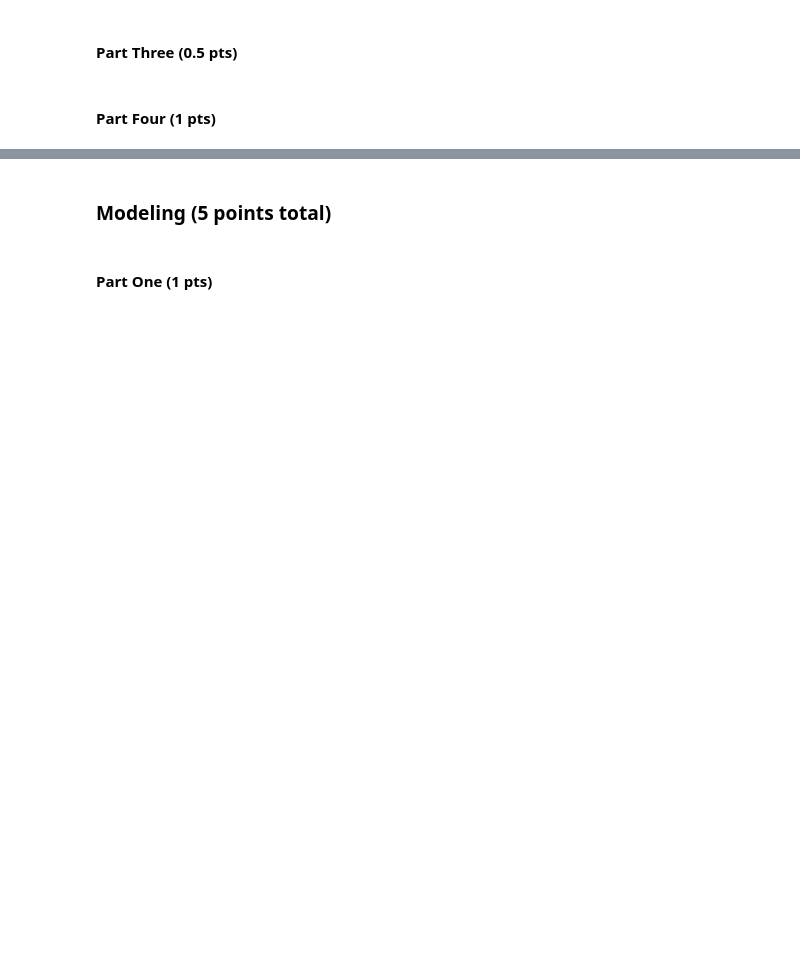
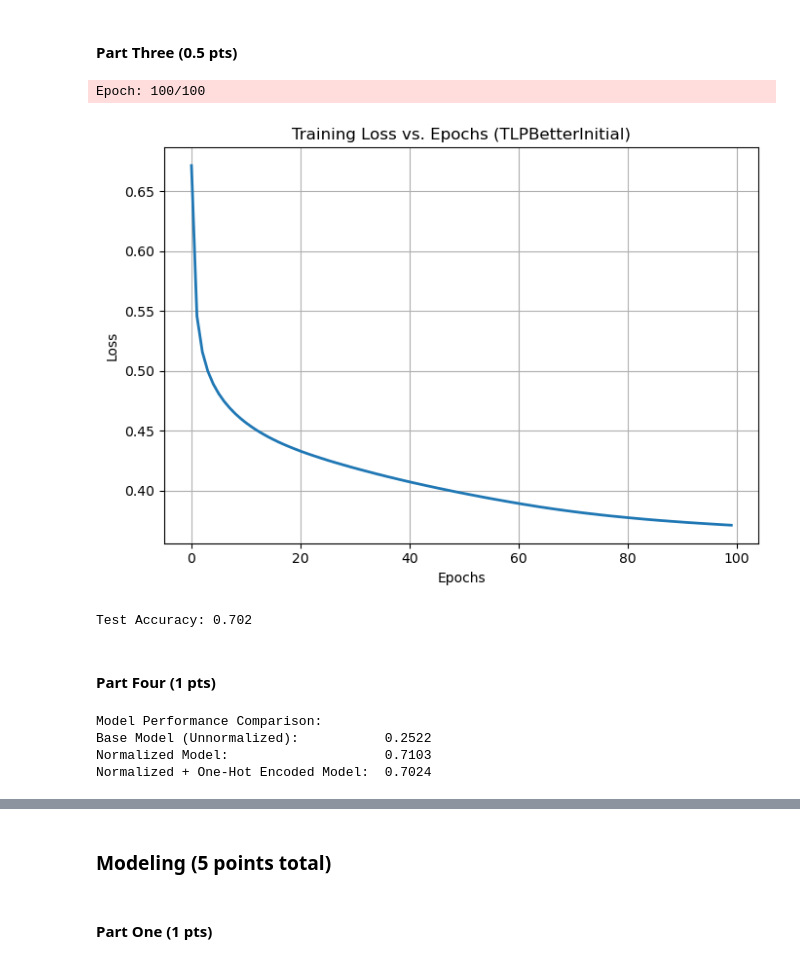
Before and after one commit to alexchans/ML_labs, a Jupyter notebook: labs/lab4.ipynb, the cells around one changed output, grey strips where cells are left out. Drawn from its saved outputs; the diff is of its cells as text; code cells hidden in the pictures; blank space fills up the shorter version.

```diff
--- a/labs/lab4.ipynb
+++ b/labs/lab4.ipynb
@@ -314,4 +342,52 @@ Test Accuracy: 0.248
 # %% [markdown]
 #### Part Three (0.5 pts)
+# %%
+# normalization is already done at previous cell, given I am using the same dataframe df
+# given I already encode state into integer, need to reverse the process before one hot encoding
+df_original = pd.read_csv("../dataset/acs2017_census_tract_data.csv")
+df['State'] = df_original['State']
+# Perform One-hot encoding on categorical data (Given State is the only one)
+if 'State' in df.columns:
+    df = pd.get_dummies(df, columns=['State'], drop_first=True)
+
+# split into train/test set and reevaluate
+X = df.drop(['ChildPoverty', 'ChildPovertyClass'], axis=1)
+y = df['ChildPovertyClass']
+
+X_train, X_test_onehot, y_train, y_test_onehot = train_test_split(
+    X, y, test_size=0.2, random_state=42, stratify=y
+)
+
+X_train = X_train.astype(float)
+X_test_onehot = X_test_onehot.astype(float)
+
+model_norm_onehot = TLPBetterInitial(**hyps)
+model_norm_onehot.fit(X_train.values, y_train.values, print_progress=10)
+plot_training_loss(model_norm_onehot, X_test_onehot, y_test_onehot)
+# %% [output]
+Epoch: 100/100
+[figure, added]
+Test Accuracy: 0.702
 # %% [markdown]
 #### Part Four (1 pts)
+# %%
+# Compute predictions for each model
+y_pred_base = model.predict(X_test.values)
+y_pred_norm = model_norm.predict(X_test_norm.values)
+y_pred_onehot = model_norm_onehot.predict(X_test_onehot.values)
+
+# Calculate accuracy for each model
+acc_base = accuracy_score(y_test, y_pred_base)
+acc_norm = accuracy_score(y_test, y_pred_norm)
+acc_onehot = accuracy_score(y_test, y_pred_onehot)
+
+# Display results neatly
+print("Model Performance Comparison:")
+print(f"Base Model (Unnormalized):           {acc_base:.4f}")
+print(f"Normalized Model:                    {acc_norm:.4f}")
+print(f"Normalized + One-Hot Encoded Model:  {acc_onehot:.4f}")
+# %% [output]
+Model Performance Comparison:
+Base Model (Unnormalized):           0.2522
+Normalized Model:                    0.7103
+Normalized + One-Hot Encoded Model:  0.7024
```
Also changed, not shown: parts of 11 cells of this notebook.
